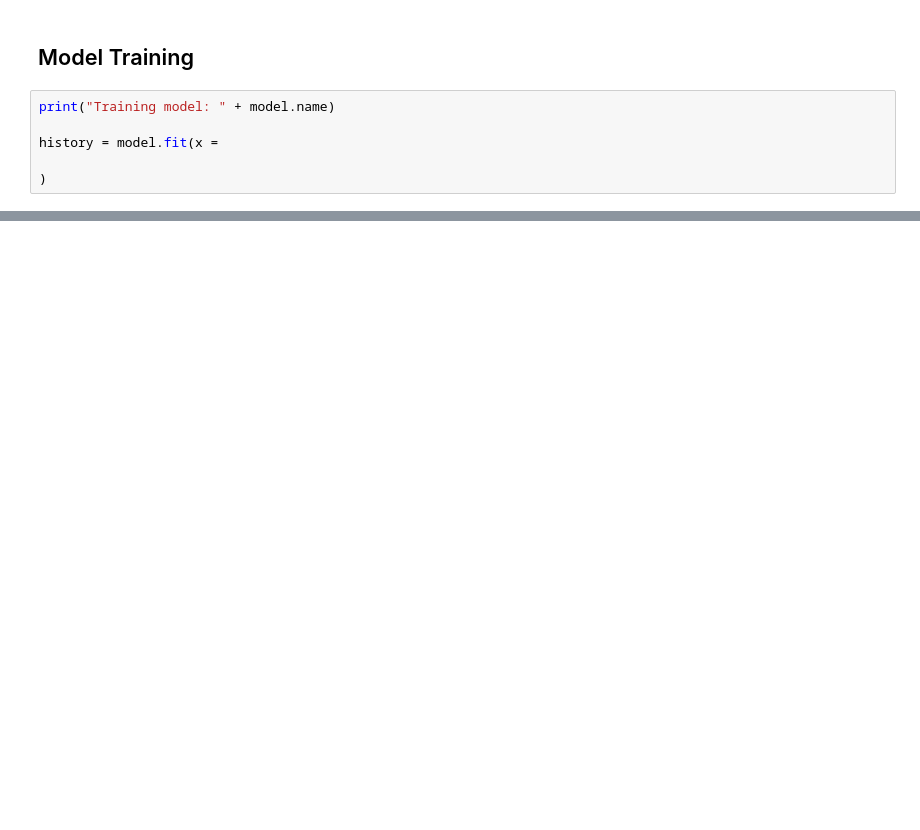
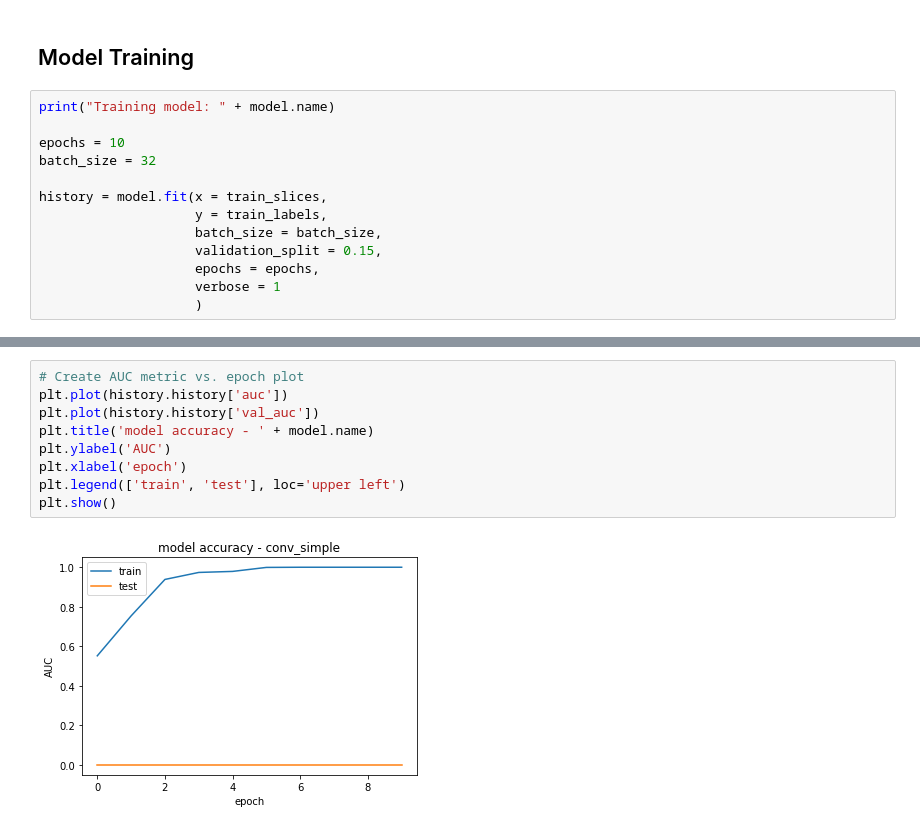
Before and after one commit to strixy16/cisc867_final_project, a Jupyter notebook: main.ipynb, the cells around one changed output, grey strips where cells are left out. Cells and saved outputs as stored; diff of their text form; blank space fills up the shorter version.

```diff
--- a/main.ipynb
+++ b/main.ipynb
@@ -121,6 +125,13 @@ _________________________________________________________________
 # %%
 print("Training model: " + model.name)
 
-history = model.fit(x =
+epochs = 10
+batch_size = 32
 
-)
+history = model.fit(x = train_slices,
+                    y = train_labels,
+                    batch_size = batch_size,
+                    validation_split = 0.15,
+                    epochs = epochs,
+                    verbose = 1
+                    )
@@ -126,0 +156,11 @@ history = model.fit(x =
+# %%
+# Create AUC metric vs. epoch plot
+plt.plot(history.history['auc'])
+plt.plot(history.history['val_auc'])
+plt.title('model accuracy - ' + model.name)
+plt.ylabel('AUC')
+plt.xlabel('epoch')
+plt.legend(['train', 'test'], loc='upper left')
+plt.show()
+# %% [output]
+[figure, added]
```
Also changed, not shown: parts of 9 cells of this notebook.
